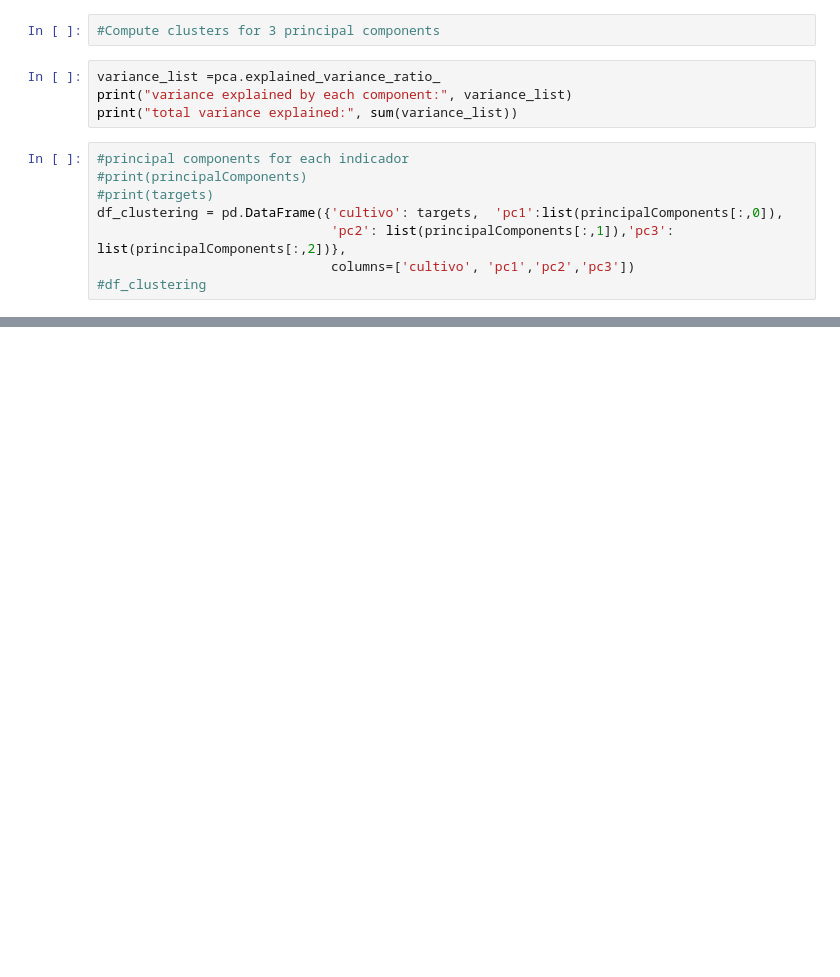
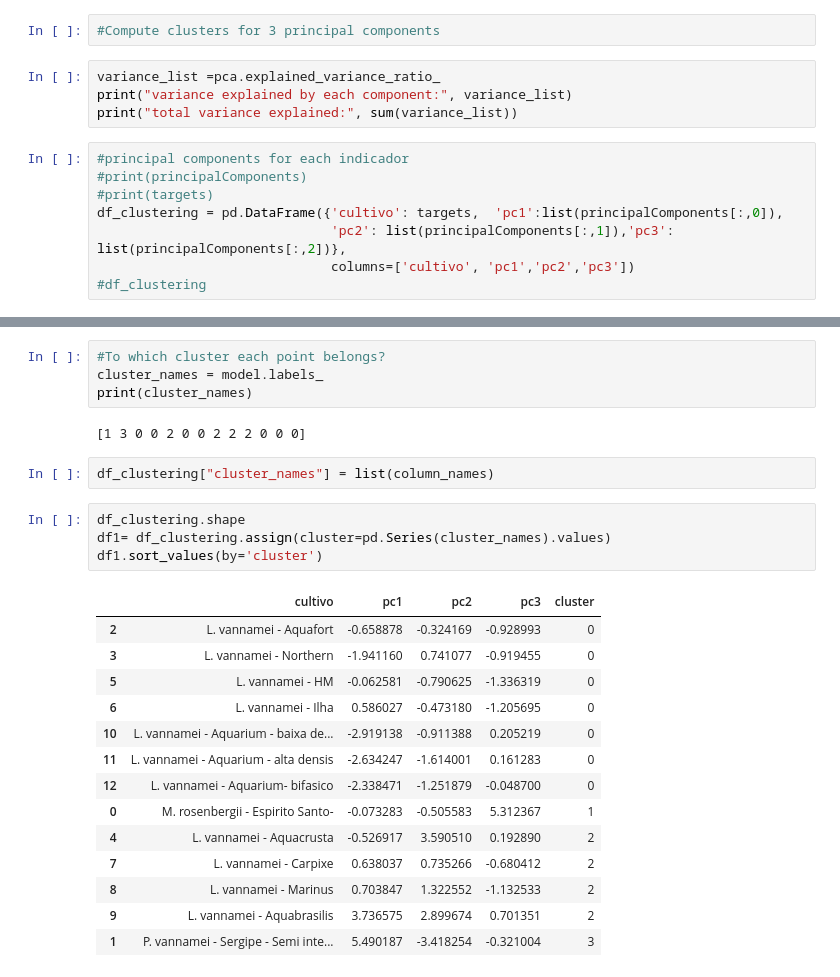
Before and after one commit to christianadriano/PCA_AquacultureSystem, a Jupyter notebook: PCA_KMeans_Environment_Carcinicultura.ipynb, the cells around one changed output, grey strips where cells are left out. Cells and saved outputs as stored; diff of their text form; blank space fills up the shorter version.

```diff
--- a/PCA_KMeans_Environment_Carcinicultura.ipynb
+++ b/PCA_KMeans_Environment_Carcinicultura.ipynb
@@ -324,0 +325,27 @@ for centroid in model.cluster_centers_:
+# %%
+#To which cluster each point belongs?
+cluster_names = model.labels_
+print(cluster_names)
+# %% [output]
+[1 3 0 0 2 0 0 2 2 2 0 0 0]
+# %%
+df_clustering["cluster_names"] = list(column_names)
+# %%
+df_clustering.shape
+df1= df_clustering.assign(cluster=pd.Series(cluster_names).values)
+df1.sort_values(by='cluster')
+# %% [output]
+|  | cultivo | pc1 | pc2 | pc3 | cluster |
+| 2 | L. vannamei - Aquafort | -0.658878 | -0.324169 | -0.928993 | 0 |
+| 3 | L. vannamei - Northern | -1.941160 | 0.741077 | -0.919455 | 0 |
+| 5 | L. vannamei - HM | -0.062581 | -0.790625 | -1.336319 | 0 |
+| 6 | L. vannamei - Ilha | 0.586027 | -0.473180 | -1.205695 | 0 |
+| 10 | L. vannamei - Aquarium - baixa de... | -2.919138 | -0.911388 | 0.205219 | 0 |
+| 11 | L. vannamei - Aquarium - alta densis | -2.634247 | -1.614001 | 0.161283 | 0 |
+| 12 | L. vannamei - Aquarium- bifasico | -2.338471 | -1.251879 | -0.048700 | 0 |
+| 0 | M. rosenbergii - Espirito Santo- | -0.073283 | -0.505583 | 5.312367 | 1 |
+| 4 | L. vannamei - Aquacrusta | -0.526917 | 3.590510 | 0.192890 | 2 |
+| 7 | L. vannamei - Carpixe | 0.638037 | 0.735266 | -0.680412 | 2 |
+| 8 | L. vannamei - Marinus | 0.703847 | 1.322552 | -1.132533 | 2 |
+| 9 | L. vannamei - Aquabrasilis | 3.736575 | 2.899674 | 0.701351 | 2 |
+| 1 | P. vannamei - Sergipe - Semi inte... | 5.490187 | -3.418254 | -0.321004 | 3 |
```
Also changed, not shown: parts of 2 cells of this notebook.
